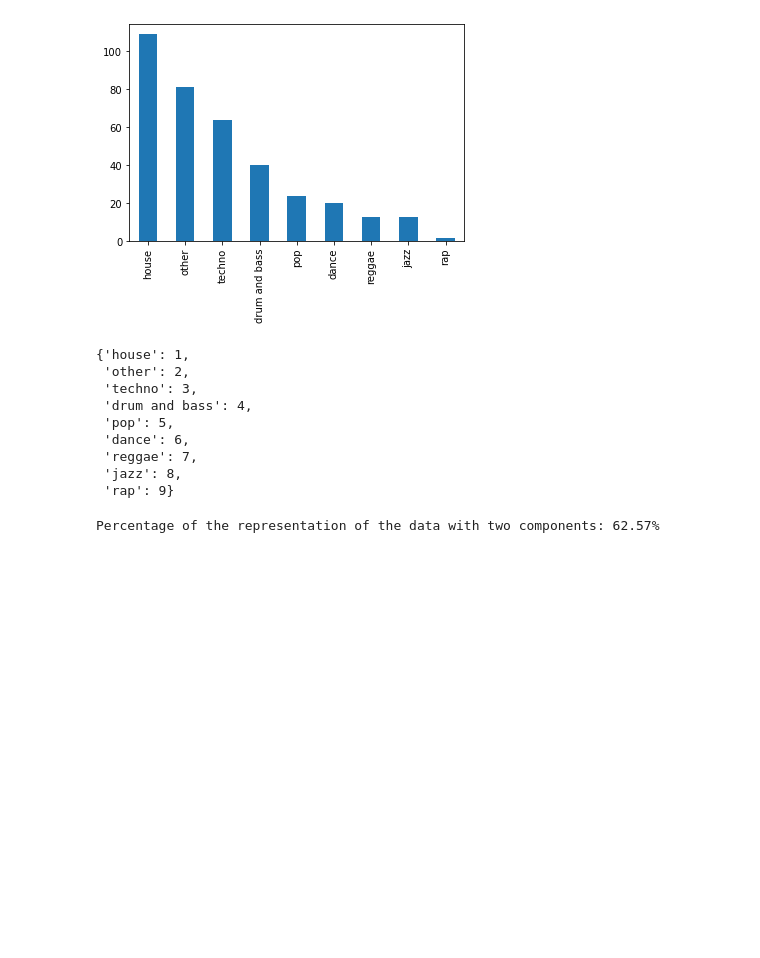
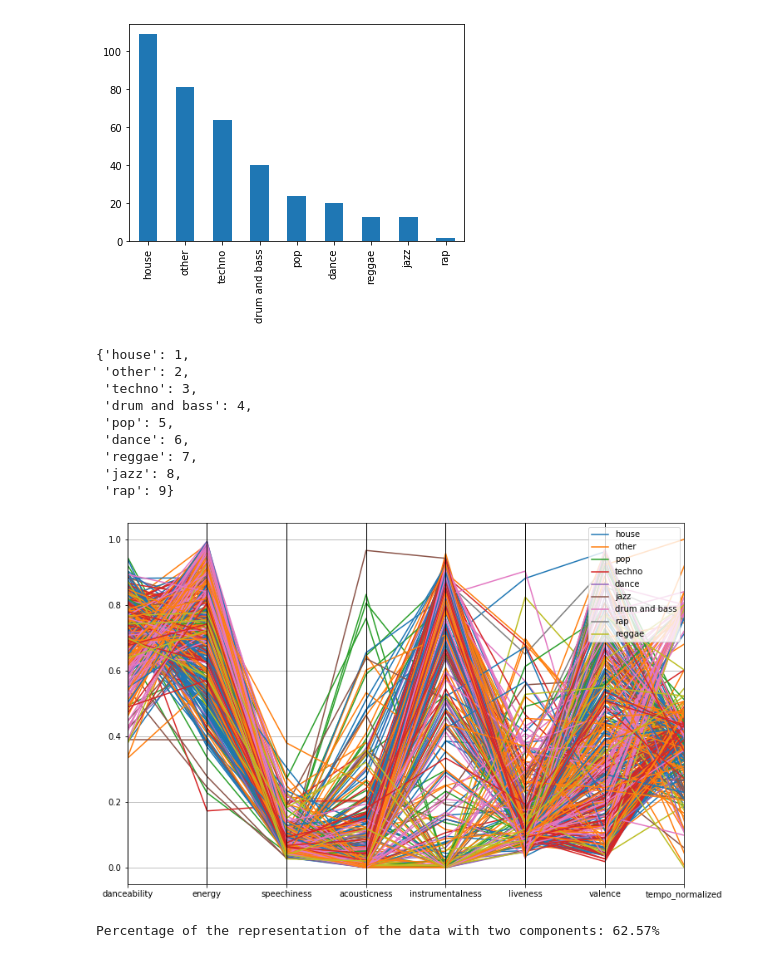
Before and after one commit to GabrieldeBlois/GraphsAndMatching, a Jupyter notebook: src/Project.ipynb, the cells around one changed output. Saved outputs shown, nothing was run; the diff lists cells and outputs as text; code cells hidden in the pictures; blank space fills up the shorter version.

Commit message:
Adding parrallel plot coordinate

```diff
--- a/src/Project.ipynb
+++ b/src/Project.ipynb
@@ -120,4 +119,14 @@ genre_dict
  'reggae': 7,
  'jazz': 8,
  'rap': 9}
+# %%
+plt.figure(figsize = (12, 8))
+
+colors = ['#1f77b4', '#ff7f0e', '#2ca02c', '#d62728', '#9467bd', '#8c564b', '#e377c2', '#7f7f7f', '#bcbd22', '#17becf']
+pd.plotting.parallel_coordinates(df, 'principal_genre', cols=interestingColumns, color=colors)
+
+
+plt.show()
+# %% [output]
+[figure, added]
 # %%
```
Also changed, not shown: parts of 3 cells of this notebook, 1 other file.
